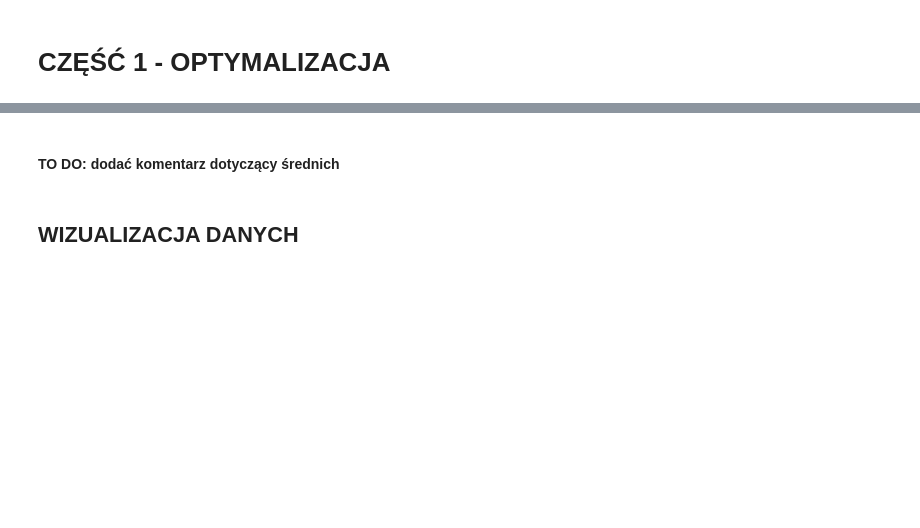
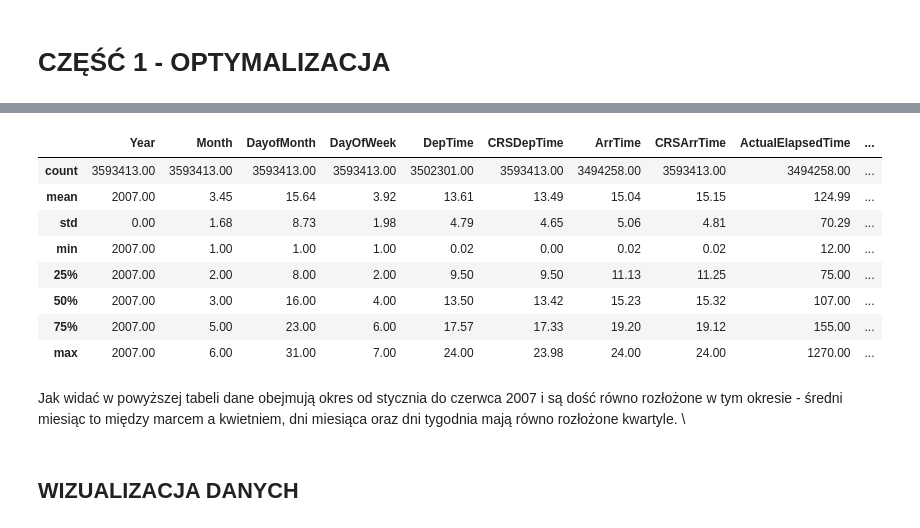
Before and after one commit to KlaudiaKromolowska/BigDataMachineLearning, a Jupyter notebook: BigDataMachineLearning.ipynb, the cells around one changed output, grey strips where cells are left out. Cells and saved outputs as stored; diff of their text form; code cells hidden in the pictures; blank space fills up the shorter version.

```diff
--- a/BigDataMachineLearning.ipynb
+++ b/BigDataMachineLearning.ipynb
@@ -62,5 +92,18 @@ data.describe()
-# %% [markdown]
-#### TO DO: dodać komentarz dotyczący średnich
+# %%
+with pd.option_context('display.float_format', '{:.2f}'.format, 'display.max_rows', None, 'display.max_columns', None):
+    display(data.describe())
+# %% [output]
+|  | Year | Month | DayofMonth | DayOfWeek | DepTime | CRSDepTime | ArrTime | CRSArrTime | ActualElapsedTime | ... |
+| count | 3593413.00 | 3593413.00 | 3593413.00 | 3593413.00 | 3502301.00 | 3593413.00 | 3494258.00 | 3593413.00 | 3494258.00 | ... |
+| mean | 2007.00 | 3.45 | 15.64 | 3.92 | 13.61 | 13.49 | 15.04 | 15.15 | 124.99 | ... |
+| std | 0.00 | 1.68 | 8.73 | 1.98 | 4.79 | 4.65 | 5.06 | 4.81 | 70.29 | ... |
+| min | 2007.00 | 1.00 | 1.00 | 1.00 | 0.02 | 0.00 | 0.02 | 0.02 | 12.00 | ... |
+| 25% | 2007.00 | 2.00 | 8.00 | 2.00 | 9.50 | 9.50 | 11.13 | 11.25 | 75.00 | ... |
+| 50% | 2007.00 | 3.00 | 16.00 | 4.00 | 13.50 | 13.42 | 15.23 | 15.32 | 107.00 | ... |
+| 75% | 2007.00 | 5.00 | 23.00 | 6.00 | 17.57 | 17.33 | 19.20 | 19.12 | 155.00 | ... |
+| max | 2007.00 | 6.00 | 31.00 | 7.00 | 24.00 | 23.98 | 24.00 | 24.00 | 1270.00 | ... |
+# %% [markdown]
+Jak widać w powyższej tabeli dane obejmują okres od stycznia do czerwca 2007 i są dość równo rozłożone w tym okresie - średni miesiąc to między marcem a kwietniem, dni miesiąca oraz dni tygodnia mają równo rozłożone kwartyle. \
 # %% [markdown]
 ## WIZUALIZACJA DANYCH
 # %% [markdown]
```
Also changed, not shown: parts of 16 cells of this notebook.
